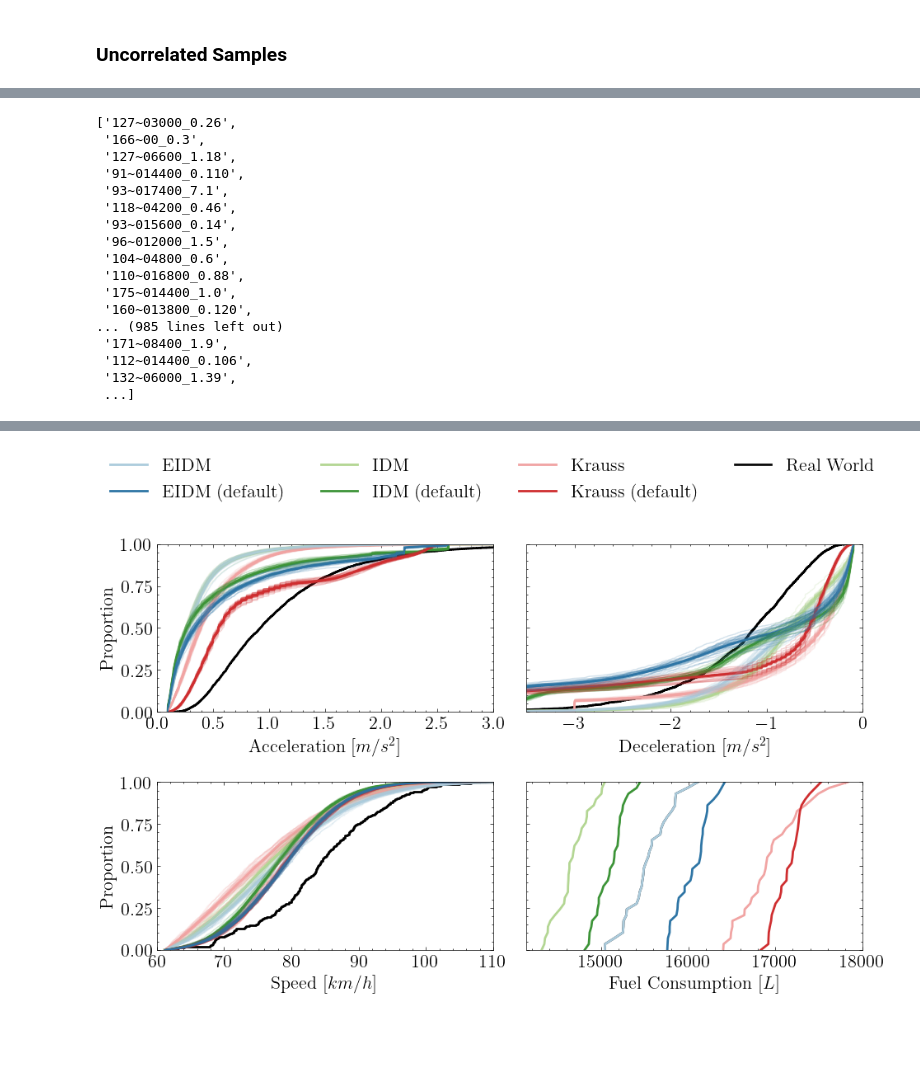
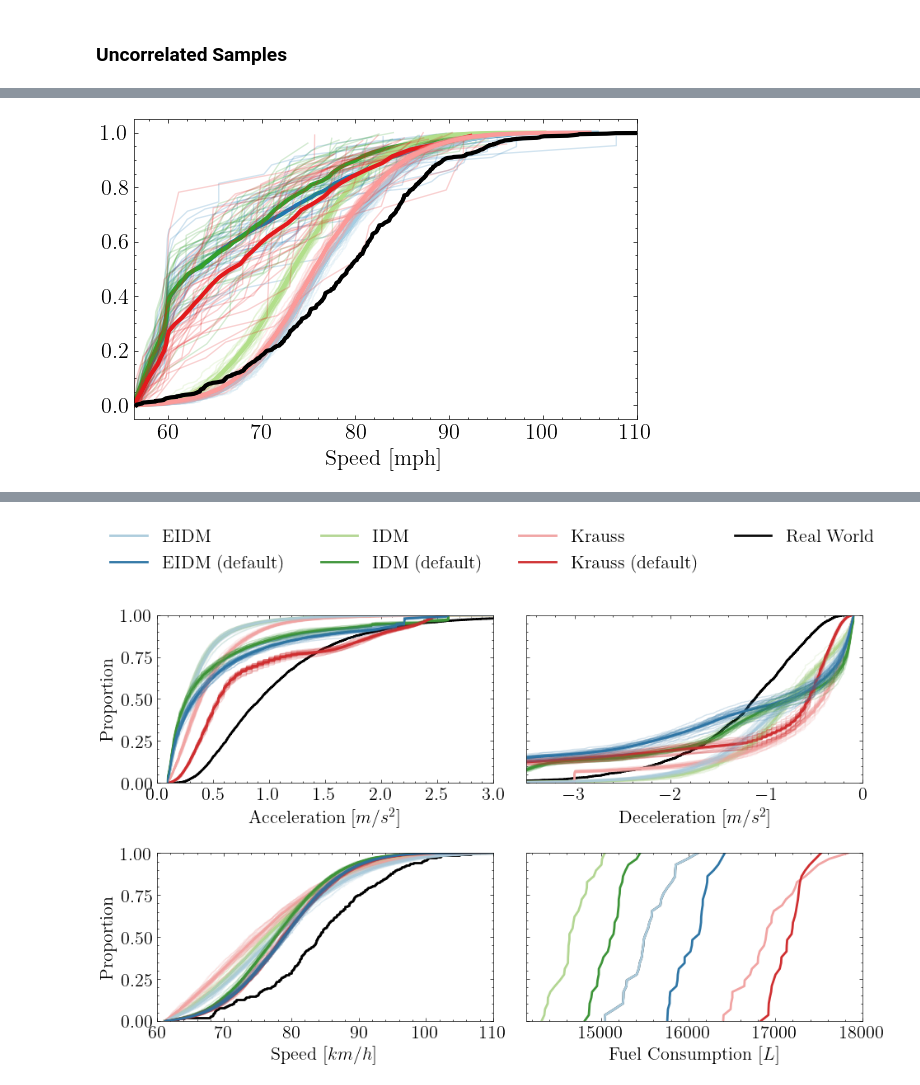
Before and after one commit to UnivOfAlabama-BittleResearchGroup/sumo-uc-2023, a Jupyter notebook: notebooks/plotting/real-world/comparing_histograms.ipynb, the cells around one changed output, grey strips where cells are left out. Saved outputs shown, nothing was run; the diff lists cells and outputs as text; code cells hidden in the pictures; blank space fills up the shorter version.

```diff
--- a/notebooks/plotting/real-world/comparing_histograms.ipynb
+++ b/notebooks/plotting/real-world/comparing_histograms.ipynb
@@ -707,0 +885,8 @@ sumo_avg.head()
+# %%
+rw_keep_vehicle_ids = headway_rw_df.loc[headway_rw_df["mean"] < 5, "veh"].unique()
+sumo_keep_vehicle_ids = headway_df.loc[headway_df["mean"] < 5, "vehicle_run"].unique().tolist()
+# %%
+max_accel = pwlf_rw_df.loc[
+    pwlf_rw_df.vehicle_id.isin(rw_keep_vehicle_ids)
+].groupby("vehicle_id").accel.apply(lambda x: np.abs(x).max())
+rw_keep_vehicle_ids = max_accel.loc[max_accel < 1].index.values
@@ -744,31 +916,40 @@ sumo_df_pl = pl.from_pandas(sumo_df_raw)
-# %%
-sumo_df_pl.groupby(
-    "vehicle_run"
-).agg([
-    pl.col('accel').abs().max().alias('max_accel'),
-
-]).filter(
-    (pl.col('max_accel') < 1)
-    & (~pl.col('vehicle_run').is_in(headway_df['vehicle_run'].unique().tolist()))
-).select(
-        pl.col('vehicle_run')
-    ).to_pandas().values.flatten().tolist()
-# %% [output]
-['127~03000_0.26',
- '166~00_0.3',
- '127~06600_1.18',
- '91~014400_0.110',
- '93~017400_7.1',
- '118~04200_0.46',
- '93~015600_0.14',
- '96~012000_1.5',
- '104~04800_0.6',
- '110~016800_0.88',
- '175~014400_1.0',
- '160~013800_0.120',
-... (985 lines left out)
- '171~08400_1.9',
- '112~014400_0.106',
- '132~06000_1.39',
- ...]
+# %%
+
+cruise_sumo_df = sumo_df_raw.loc[
+    (sumo_df_raw["type"] == "cruise")
+    & (sumo_df_raw["time_diff"] > 0.1)
+    & (sumo_df_raw["vehicle_run"].isin(sumo_keep_vehicle_ids))
+].copy()
+
+cruise_rw_df = rw_df.loc[
+    (rw_df["type"] == "cruise")
+    & (rw_df["time_diff"] > 0.1)
+    & (rw_df["vehicle_id"].isin(rw_keep_vehicle_ids))
+].copy()
+
+
+# concat the data
+cruise_df = pd.concat([cruise_sumo_df, cruise_rw_df])
+# %%
+fig, ax = plt.subplots(
+    figsize=(6, 4), nrows=1, ncols=1, sharey=True, tight_layout=True
+)
+
+cruise_df['speed'] *= 3.6
+cruise_averages = cruise_df.loc[cruise_df['speed'] > (35 * 1.60934)]
+
+# only vehicles faster than
+
+create_ecdf(
+    cruise_averages,
+    ax,
+    color_map=colors,
+    x_lims=(35 * 1.60934, 110),
+    plot_col="speed",
+    xlabel="Speed [mph]",
+    show_legend=False,
+    loop_models=cf_models
+)
+# %% [output]
+[figure, added]
 # %%
```
Also changed, not shown: parts of 33 cells of this notebook, 6 other files.
